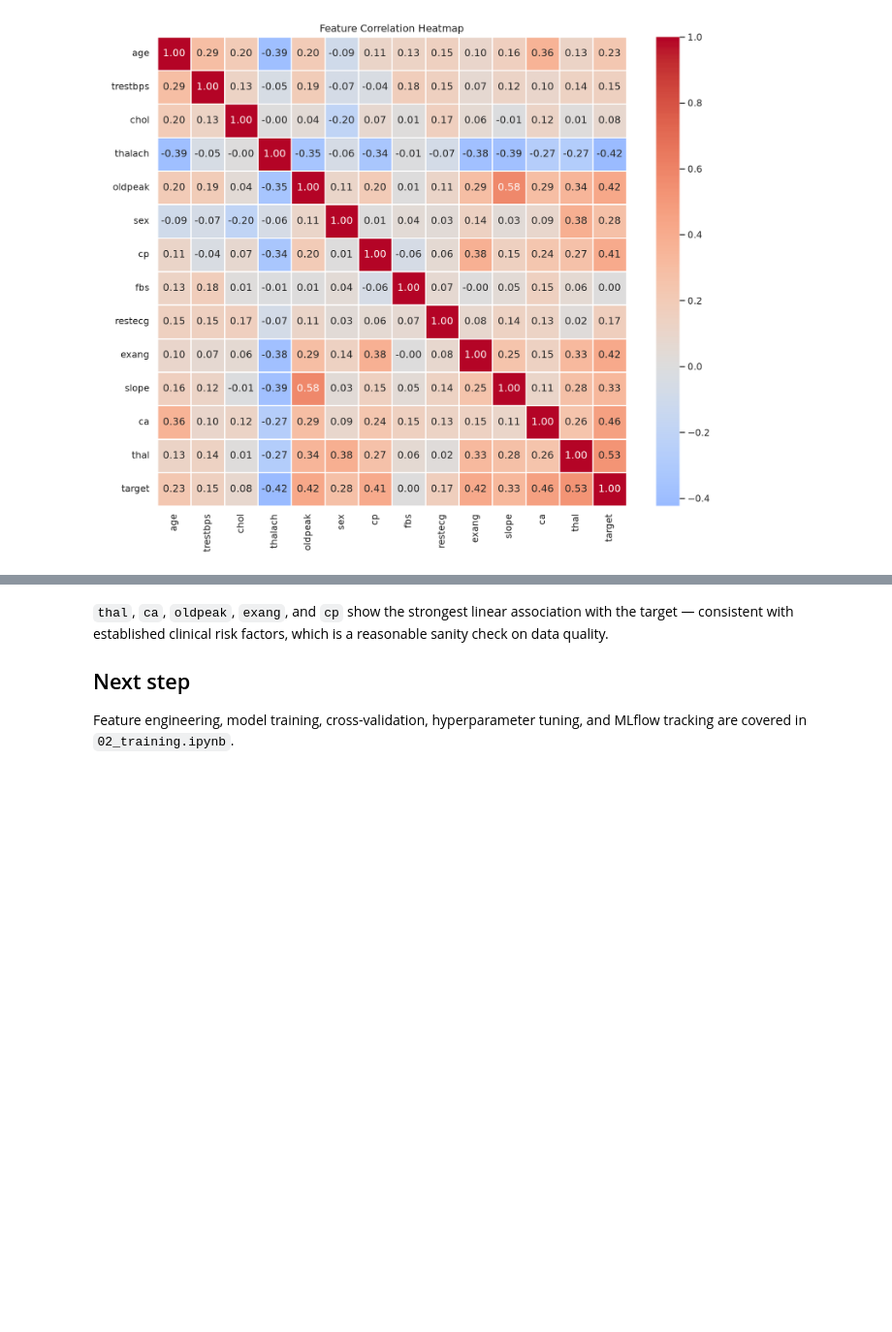
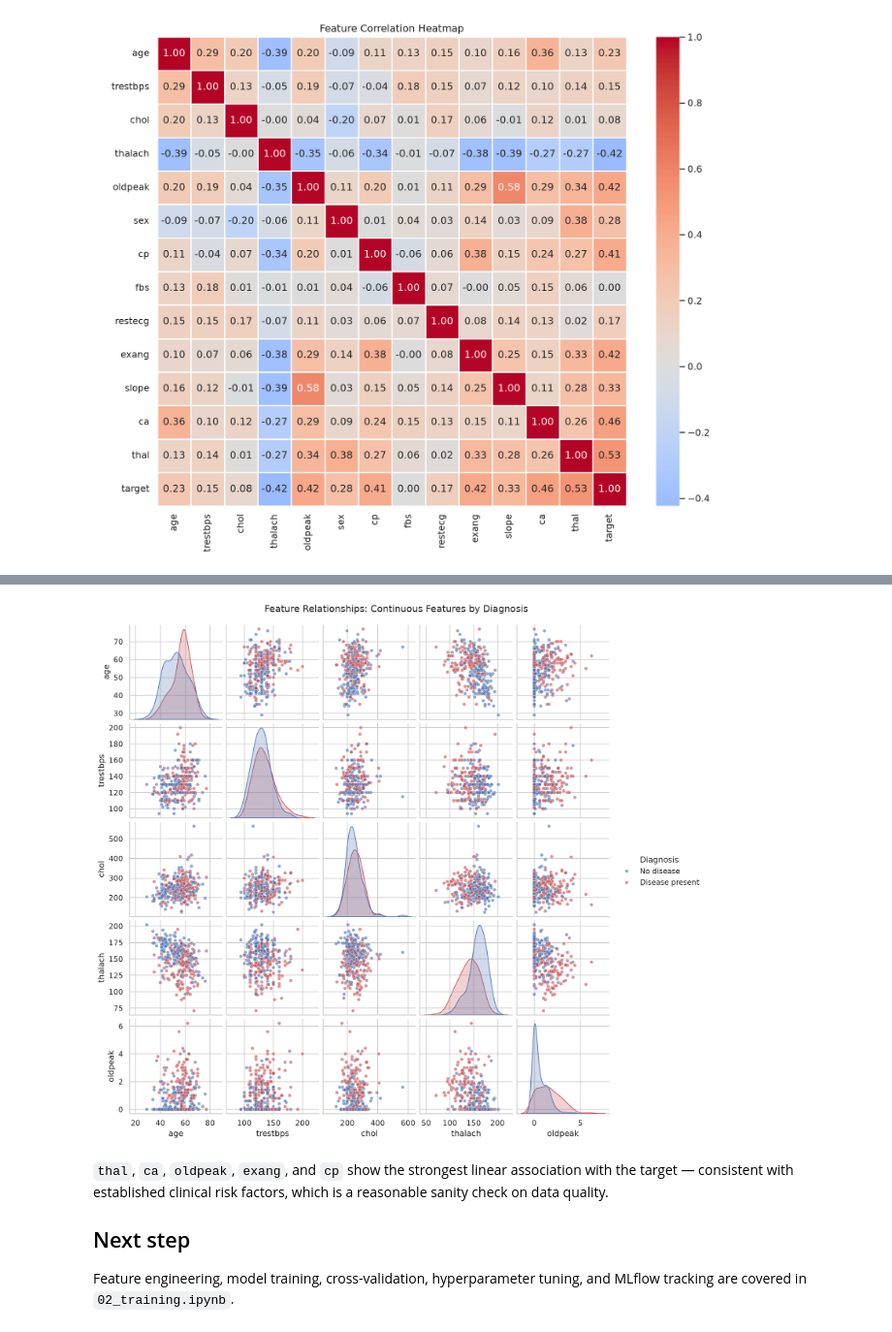
Before and after one commit to muthukrishnanram/mlops-assignment1, a Jupyter notebook: notebooks/01_eda.ipynb, the cells around one changed output, grey strips where cells are left out. Shown at 97% size. Saved outputs shown, nothing was run; the diff lists cells and outputs as text; code cells hidden in the pictures; blank space fills up the shorter version.

```diff
--- a/notebooks/01_eda.ipynb
+++ b/notebooks/01_eda.ipynb
@@ -115,3 +120,8 @@ display(Image(filename=FIGURES_DIR / "correlation_heatmap.png"))
+# %%
+plot_feature_relationships(df, FIGURES_DIR)
+display(Image(filename=FIGURES_DIR / "feature_relationships.png"))
+# %% [output]
+[figure, added]
 # %% [markdown]
 `thal`, `ca`, `oldpeak`, `exang`, and `cp` show the strongest linear association with the target — consistent with established clinical risk factors, which is a reasonable sanity check on data quality.
 
```
Also changed, not shown: parts of 4 cells of this notebook, 5 other files.
